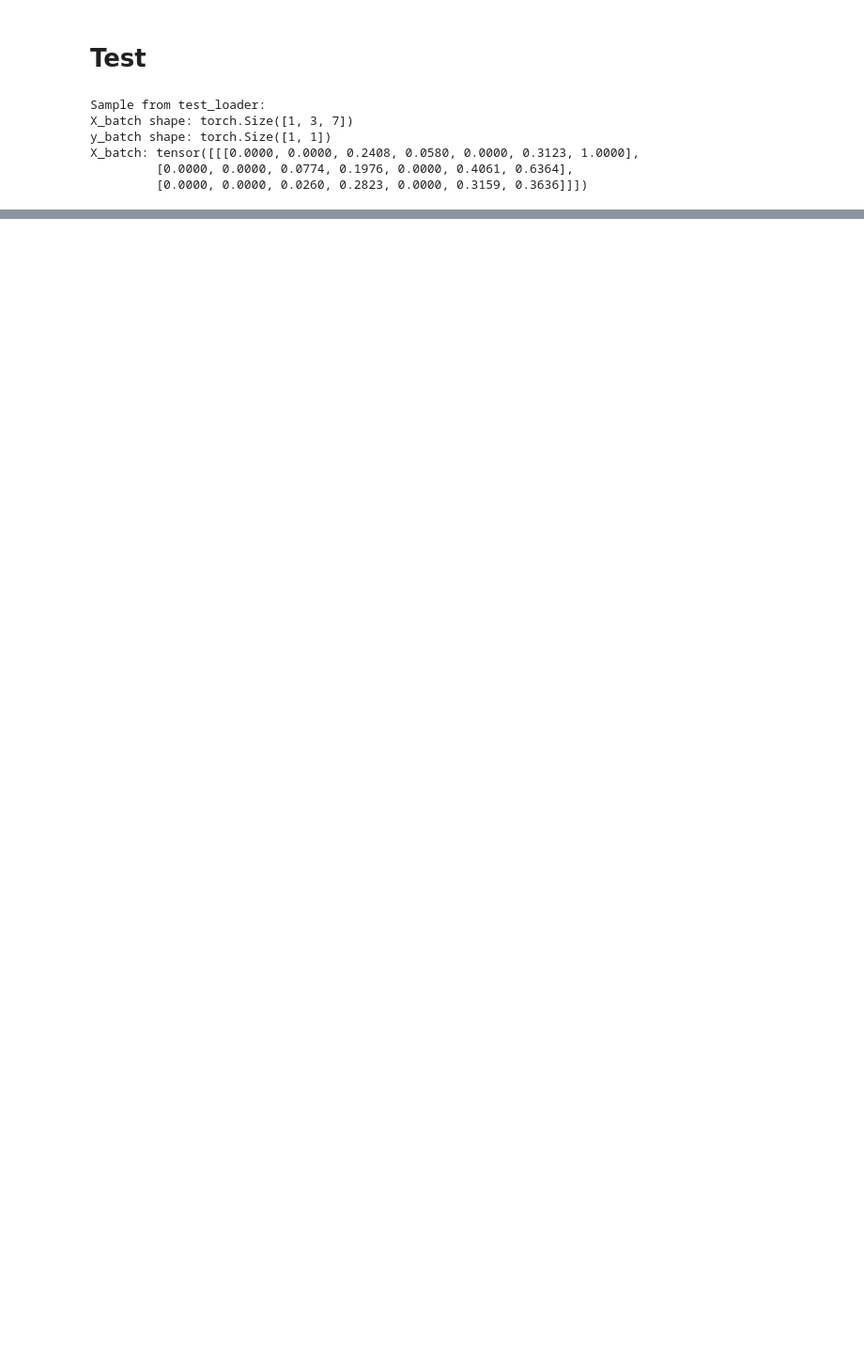
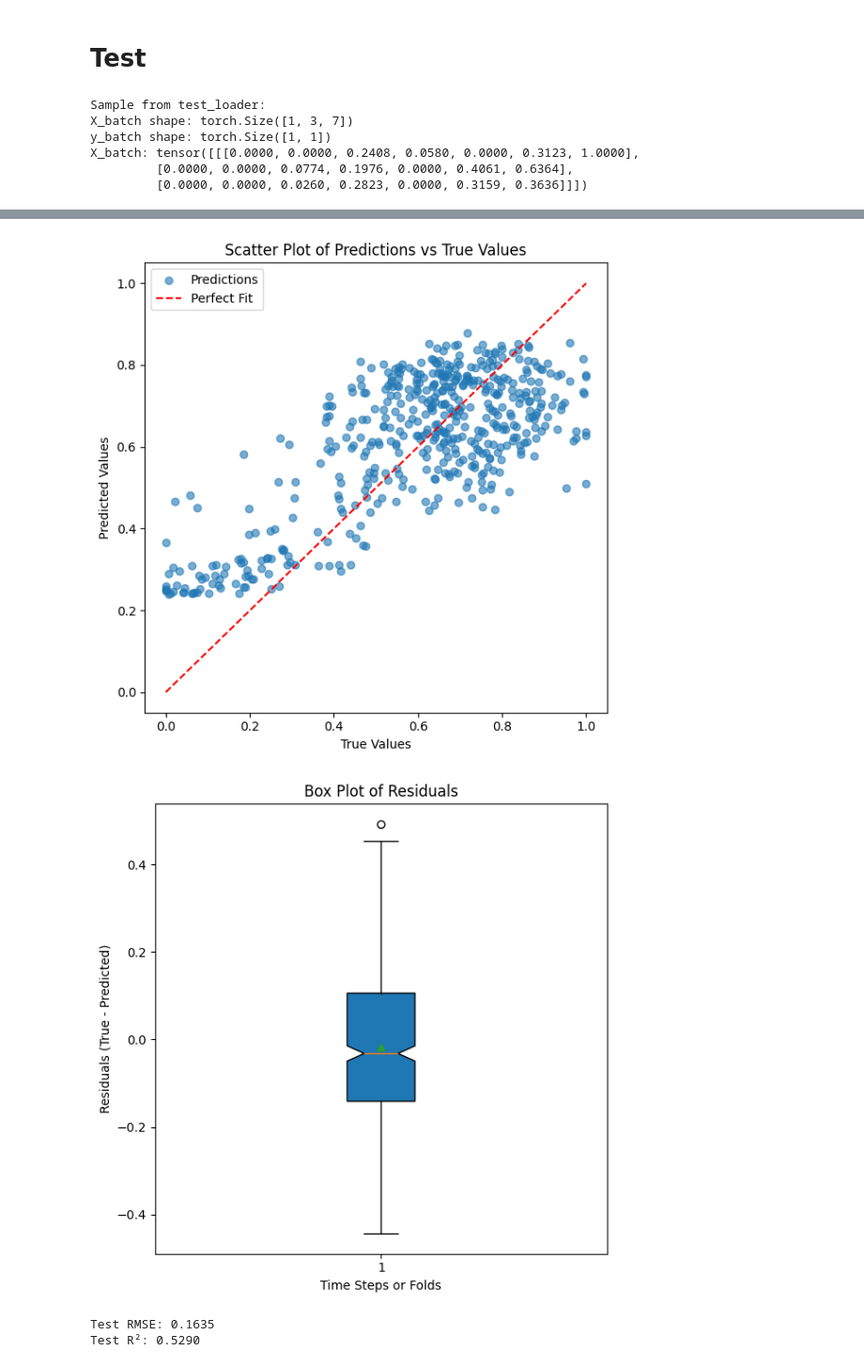
Before and after one commit to plant-ai-biophysics-lab/strawberry-yield-forecasting, a Jupyter notebook: experiments/test-main/original.ipynb, the cells around one changed output, grey strips where cells are left out. Shown: that part at 94% size. Cells and saved outputs as stored; diff of their text form; code cells hidden in the pictures; blank space fills up the shorter version.

```diff
--- a/experiments/test-main/original.ipynb
+++ b/experiments/test-main/original.ipynb
@@ -72,8 +72,8 @@ train_size = int(0.75 * len(dataset))
 val_size = len(dataset) - train_size
 train_dataset, val_dataset = torch.utils.data.random_split(dataset, [train_size, val_size])
 
-train_loader = DataLoader(train_dataset, batch_size=1, shuffle=True)
-val_loader = DataLoader(val_dataset, batch_size=1, shuffle=False)
+train_loader = DataLoader(train_dataset, batch_size=4, shuffle=False)
+val_loader = DataLoader(val_dataset, batch_size=4, shuffle=False)
 # %%
 len(train_loader), len(val_loader)
 # %% [output]
@@ -152,8 +181,8 @@ def train_lstm_model(model, train_loader, val_loader, epochs, lr):
     return model
 # %%
 input_dim = dataset.samples_dim[2]
-epochs = 100
-learning_rate = 0.001
+epochs = 50
+learning_rate = 0.0001
 
 model = LSTMModel(input_dim=input_dim)
 # %%
@@ -230,0 +261,39 @@ Test R²: 0.3493
+# %%
+# Convert to numpy arrays for easier handling
+true_values = np.array(true_values)
+predictions = np.array(predictions)
+
+# Calculate residuals for box plot
+residuals = true_values - predictions
+
+# Scatter Plot: True vs. Predicted
+plt.figure(figsize=(6, 6))
+plt.scatter(true_values, predictions, alpha=0.6, label="Predictions")
+plt.plot([min(true_values), max(true_values)], [min(true_values), max(true_values)], 'r--', label="Perfect Fit")
+plt.xlabel("True Values")
+plt.ylabel("Predicted Values")
+plt.title("Scatter Plot of Predictions vs True Values")
+plt.legend()
+plt.tight_layout()
+plt.show()
+
+# Box Plot: Residuals
+plt.figure(figsize=(6, 6))
+plt.boxplot(residuals, notch=True, vert=True, patch_artist=True, showmeans=True)
+plt.xlabel("Time Steps or Folds")  # Adjust depending on your dataset
+plt.ylabel("Residuals (True - Predicted)")
+plt.title("Box Plot of Residuals")
+plt.tight_layout()
+plt.show()
+
+# Compute metrics
+rmse = np.sqrt(mean_squared_error(true_values, predictions))
+r2 = r2_score(true_values, predictions)
+
+print(f"Test RMSE: {rmse:.4f}")
+print(f"Test R²: {r2:.4f}")
+# %% [output]
+[figure, added]
+[figure, added]
+Test RMSE: 0.1635
+Test R²: 0.5290
```
Also changed, not shown: parts of 6 cells of this notebook.
